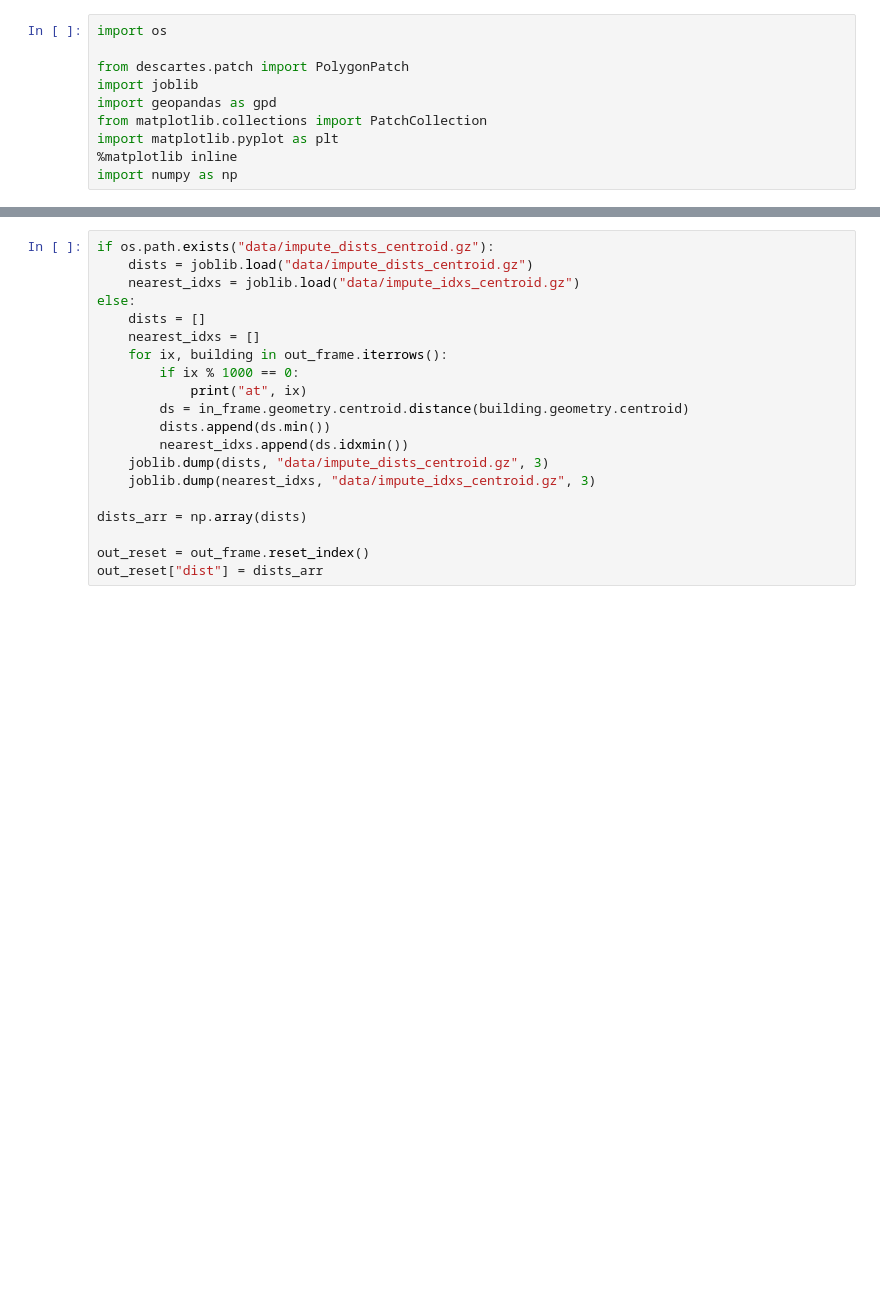
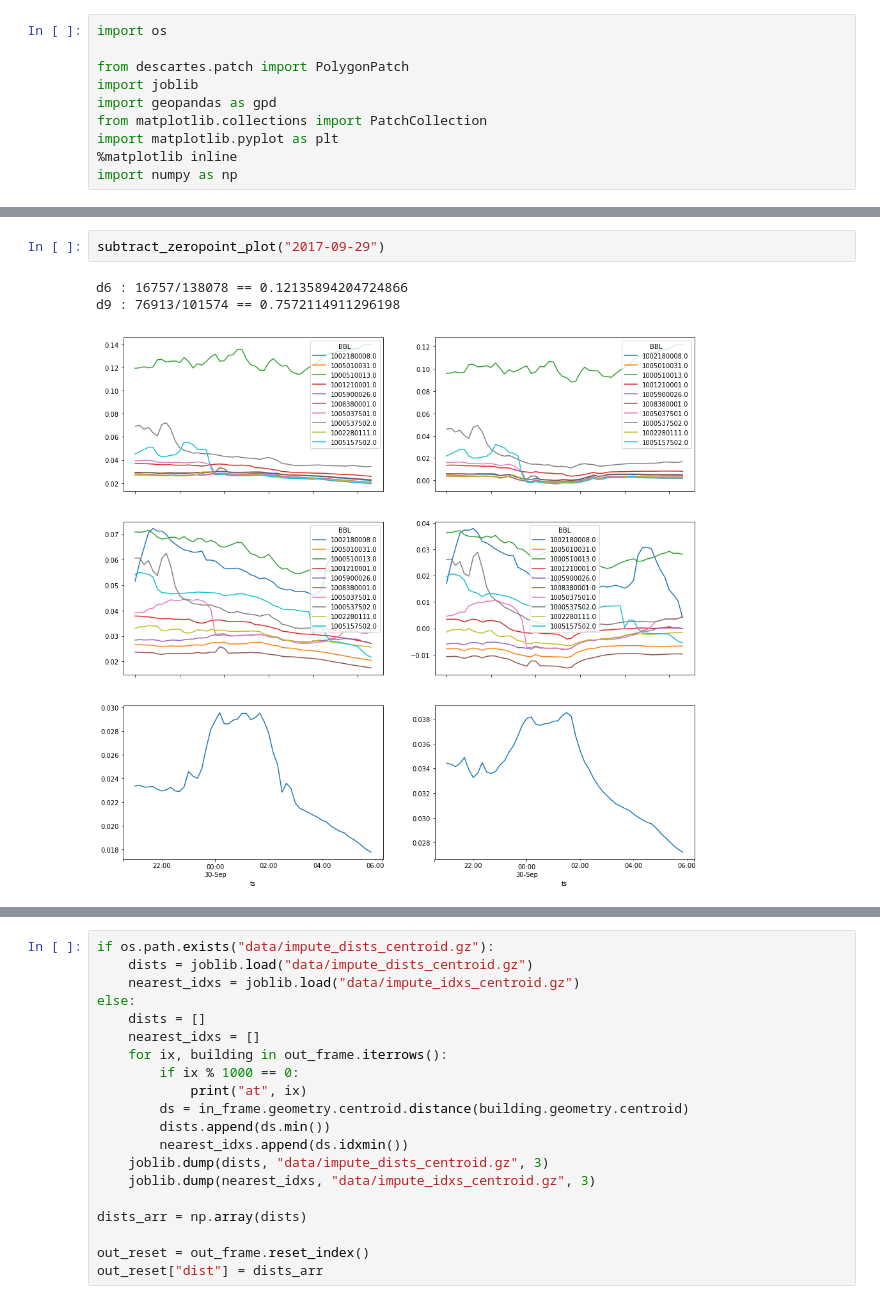
Before and after one commit to cmoscardi/independent_2018, a Jupyter notebook: image/zeropoint_and_more_nn.ipynb, the cells around one changed output, grey strips where cells are left out. Cells and saved outputs as stored; diff of their text form; blank space fills up the shorter version.

```diff
--- a/image/zeropoint_and_more_nn.ipynb
+++ b/image/zeropoint_and_more_nn.ipynb
@@ -27,0 +84,6 @@ final_light_d6.apply(lambda x: x - zeropoint_d6["avg"])[samp].plot(ax=ax2)
+# %%
+subtract_zeropoint_plot("2017-09-29")
+# %% [output]
+d6 : 16757/138078 == 0.12135894204724866
+d9 : 76913/101574 == 0.7572114911296198
+[figure, added]
```
Also changed, not shown: parts of 21 cells of this notebook, 1 other file.
